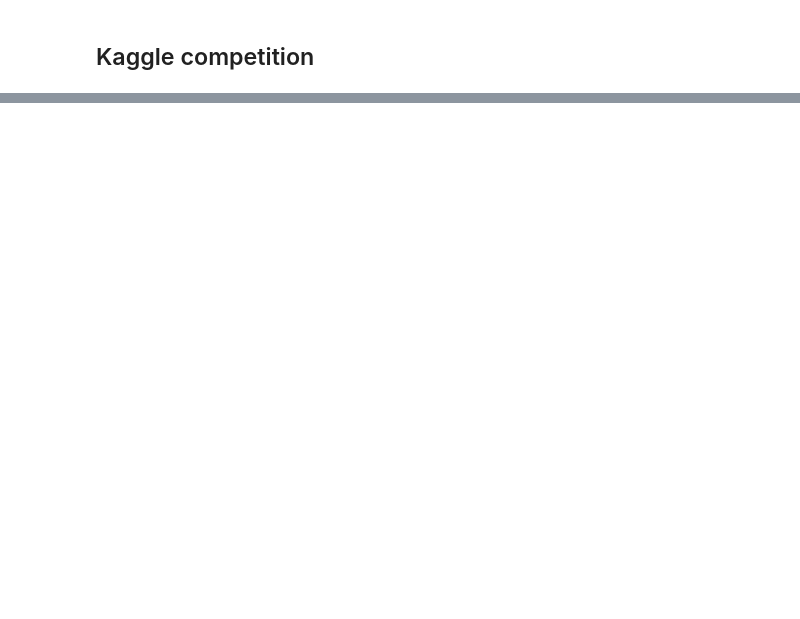
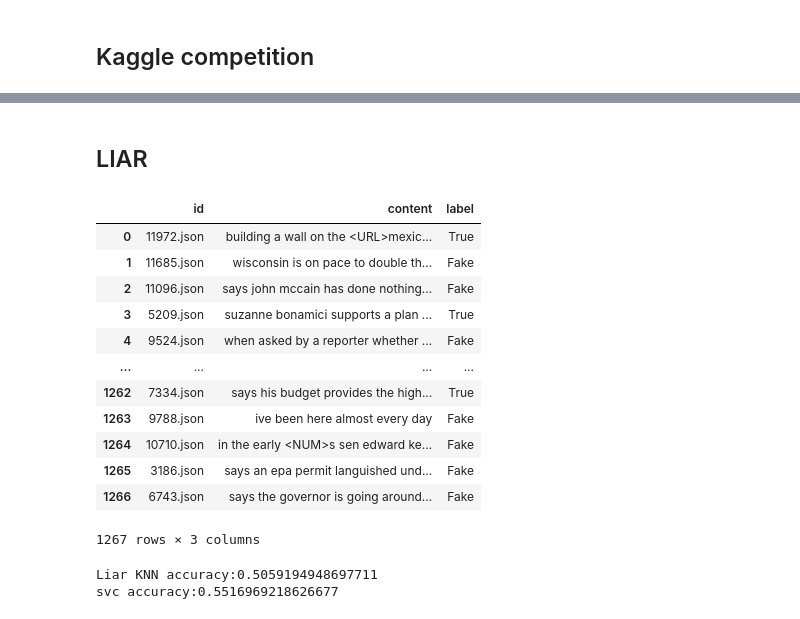
Before and after one commit to lauritzkoch/DataScienceRep01, a Jupyter notebook: final_project/Fake_News_Predictor_Project.ipynb, the cells around one changed output, grey strips where cells are left out. Drawn from its saved outputs; the diff is of its cells as text; code cells hidden in the pictures; blank space fills up the shorter version.

```diff
--- a/final_project/Fake_News_Predictor_Project.ipynb
+++ b/final_project/Fake_News_Predictor_Project.ipynb
@@ -469,0 +496,47 @@ to_kaggle_df.to_csv("Kaggle_prediction.csv",index=False)
+# %% [markdown]
+## LIAR
+# %%
+# load all three datasets
+trainFile = 'train.tsv'
+testFile = 'test.tsv'
+valFile = 'valid.tsv'
+
+# add header to all three datasets
+traindata = pd.read_csv(r'liar/'+trainFile, delimiter='\t', encoding='utf-8', names=
+                        ["json ID", "label", "statement", "subject", "speaker", "job title", "state", "party",
+                         "barely true", "false", "half true", "mostly true", "pants on fire", "los", "justification"])
+
+testdata = pd.read_csv(r'liar/'+testFile, delimiter='\t', encoding='utf-8', names=
+                        ["json ID", "label", "statement", "subject", "speaker", "job title", "state", "party",
+                         "barely true", "false", "half true", "mostly true", "pants on fire", "los", "justification"])
+
+valdata = pd.read_csv(r'liar/'+valFile, delimiter='\t', encoding='utf-8', names=
+                        ["json ID", "label", "statement", "subject", "speaker", "job title", "state", "party",
+                         "barely true", "false", "half true", "mostly true", "pants on fire", "los", "justification"])
+# %%
+#creating new dataFrame with id, content label
+LIAR_data = testdata[['json ID','statement','label']]
+LIAR_data = LIAR_data.rename(columns={'json ID':'id', 'statement':'content'})
+
+#making sure that false labels are 0 and true labels are 1
+LIAR_data.loc[LIAR_data['label'].isin(['pants-fire','false','barely-true']),'label'] = 'Fake'
+LIAR_data.loc[LIAR_data['label'].isin(['mostly-true','true','half-true']),'label'] = 'True'
+
+#cleaning content
+LIAR_data['content'] = [cleantext(article_content) for article_content in LIAR_data['content']]
+
+LIAR_data
+# %% [output]
+|  | id | content | label |
+| 0 | 11972.json | building a wall on the <URL>mexic... | True |
+| 1 | 11685.json | wisconsin is on pace to double th... | Fake |
+| 2 | 11096.json | says john mccain has done nothing... | Fake |
+| 3 | 5209.json | suzanne bonamici supports a plan ... | True |
+| 4 | 9524.json | when asked by a reporter whether ... | Fake |
+| ... | ... | ... | ... |
+| 1262 | 7334.json | says his budget provides the high... | True |
+| 1263 | 9788.json | ive been here almost every day | Fake |
+| 1264 | 10710.json | in the early <NUM>s sen edward ke... | Fake |
+| 1265 | 3186.json | says an epa permit languished und... | Fake |
+| 1266 | 6743.json | says the governor is going around... | Fake |
+1267 rows × 3 columns
@@ -469,0 +546,11 @@ to_kaggle_df.to_csv("Kaggle_prediction.csv",index=False)
+# %%
+#computing predictions with kNN on the LIAR data set
+Liar_KNN_pred = k_nearest.predict(liar_content_tfidf)
+print("Liar KNN accuracy:" + str(accuracy_score(LIAR_data['label'],Liar_KNN_pred)))#+ str(accuracy_score(y_test,Liar_KNN_pred)))
+
+#computing predictions with SVC on the LIAR data set
+liar_svc_pred = svc.predict(liar_content_tfidf)
+print("svc accuracy:" + str(accuracy_score(LIAR_data['label'],liar_svc_pred)))#str(accuracy_score(y_test,liar_svc_pred)))
+# %% [output]
+Liar KNN accuracy:0.5059194948697711
+svc accuracy:0.5516969218626677
```
Also changed, not shown: parts of 28 cells of this notebook, 9 other files.
